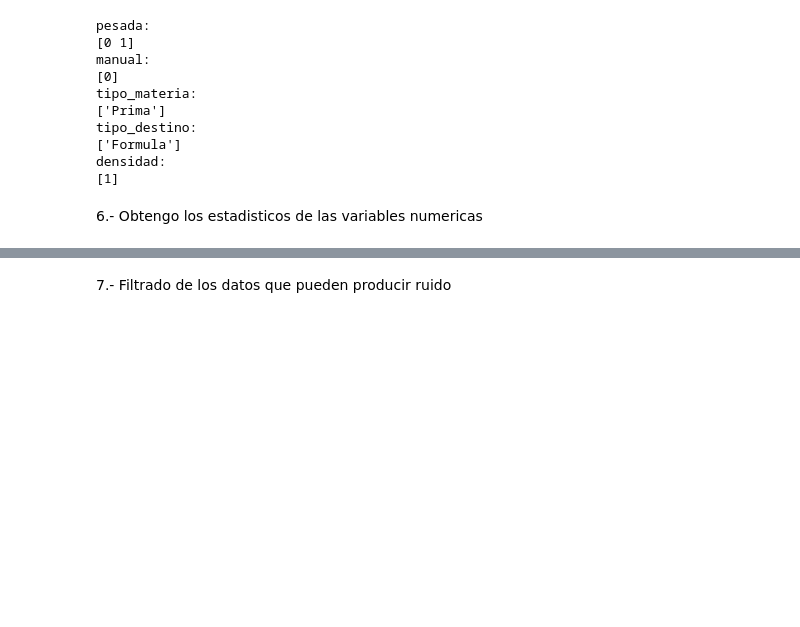
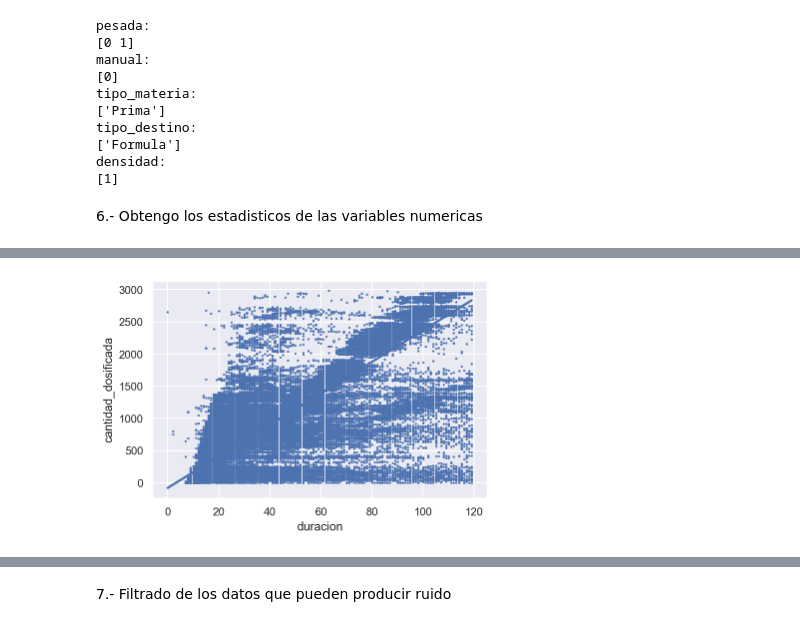
Before and after one commit to joseluiscasado/mcidaen_tfm, a Jupyter notebook: TFM_notebook.ipynb, the cells around one changed output, grey strips where cells are left out. Saved outputs shown, nothing was run; the diff lists cells and outputs as text; code cells hidden in the pictures; blank space fills up the shorter version.

```diff
--- a/TFM_notebook.ipynb
+++ b/TFM_notebook.ipynb
@@ -172,0 +160,4 @@ plt.show()
+# %%
+sns.regplot(data=df_dosificaciones[df_dosificaciones['duracion']<120], x='duracion', y='cantidad_dosificada', scatter_kws={'s':2});
+# %% [output]
+[figure, added]
```
Also changed, not shown: parts of 12 cells of this notebook.
